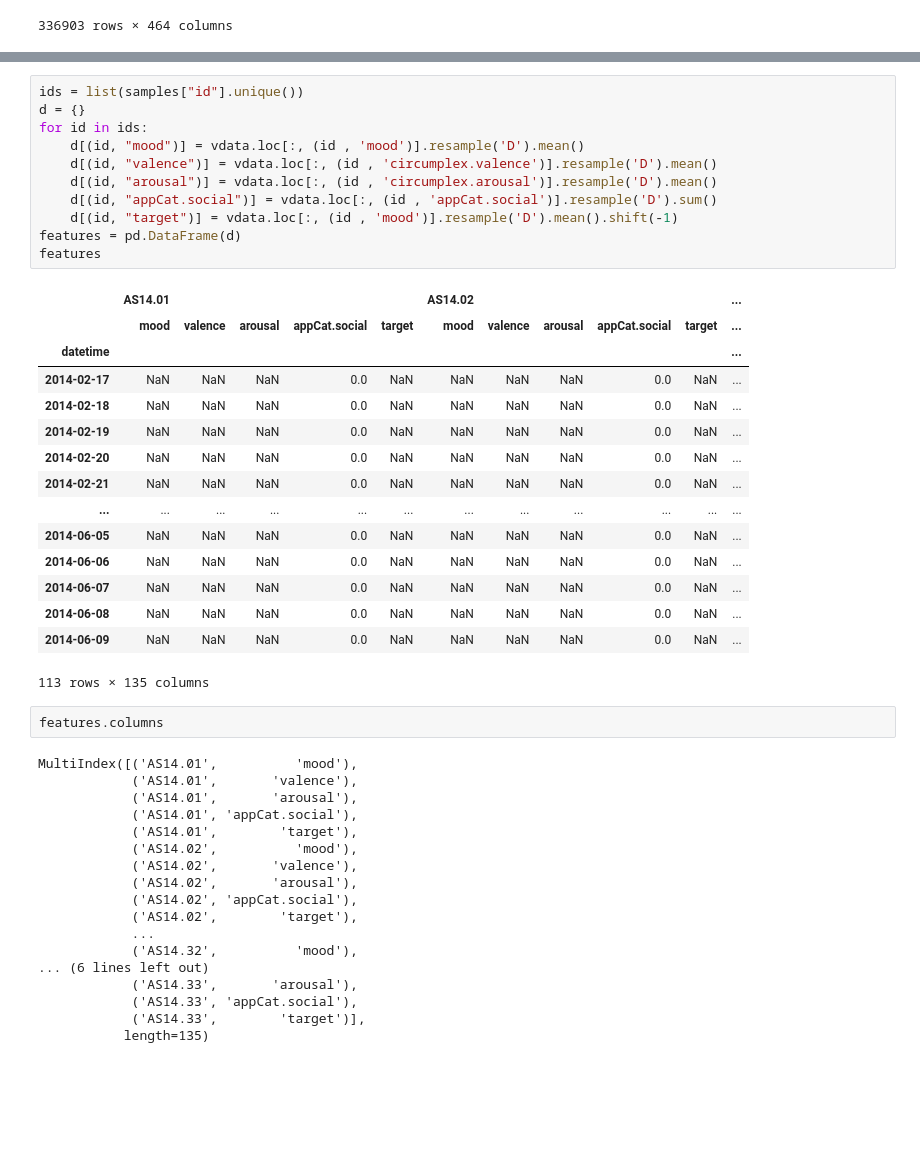
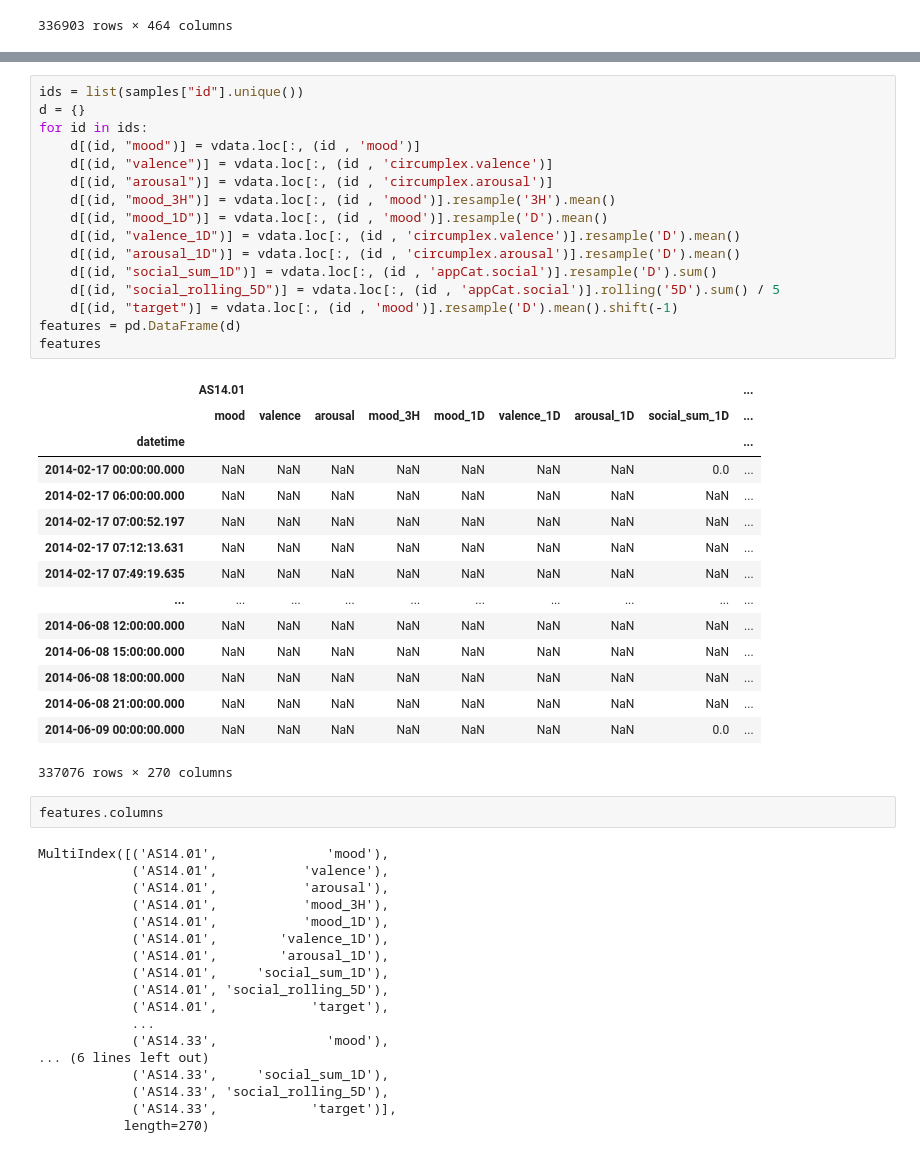
Before and after one commit to LaToyaVanderB/DataMiningTechniquesAssignments, a Jupyter notebook: assignment1/features.ipynb, the cells around one changed output, grey strips where cells are left out. Saved outputs shown, nothing was run; the diff lists cells and outputs as text; blank space fills up the shorter version.

```diff
--- a/assignment1/features.ipynb
+++ b/assignment1/features.ipynb
@@ -84,50 +98,55 @@ vdata
 # %%
 ids = list(samples["id"].unique())
 d = {}
 for id in ids:
-    d[(id, "mood")] = vdata.loc[:, (id , 'mood')].resample('D').mean()
-    d[(id, "valence")] = vdata.loc[:, (id , 'circumplex.valence')].resample('D').mean()
-    d[(id, "arousal")] = vdata.loc[:, (id , 'circumplex.arousal')].resample('D').mean()
-    d[(id, "appCat.social")] = vdata.loc[:, (id , 'appCat.social')].resample('D').sum()
+    d[(id, "mood")] = vdata.loc[:, (id , 'mood')]
+    d[(id, "valence")] = vdata.loc[:, (id , 'circumplex.valence')]
+    d[(id, "arousal")] = vdata.loc[:, (id , 'circumplex.arousal')]
+    d[(id, "mood_3H")] = vdata.loc[:, (id , 'mood')].resample('3H').mean()
+    d[(id, "mood_1D")] = vdata.loc[:, (id , 'mood')].resample('D').mean()
+    d[(id, "valence_1D")] = vdata.loc[:, (id , 'circumplex.valence')].resample('D').mean()
+    d[(id, "arousal_1D")] = vdata.loc[:, (id , 'circumplex.arousal')].resample('D').mean()
+    d[(id, "social_sum_1D")] = vdata.loc[:, (id , 'appCat.social')].resample('D').sum()
+    d[(id, "social_rolling_5D")] = vdata.loc[:, (id , 'appCat.social')].rolling('5D').sum() / 5
     d[(id, "target")] = vdata.loc[:, (id , 'mood')].resample('D').mean().shift(-1)
 features = pd.DataFrame(d)
 features
 # %% [output]
-|  | AS14.01 |  |  |  |  | AS14.02 |  |  |  |  | ... |
-|  | mood | valence | arousal | appCat.social | target | mood | valence | arousal | appCat.social | target | ... |
-| datetime |  |  |  |  |  |  |  |  |  |  | ... |
-| 2014-02-17 | NaN | NaN | NaN | 0.0 | NaN | NaN | NaN | NaN | 0.0 | NaN | ... |
-| 2014-02-18 | NaN | NaN | NaN | 0.0 | NaN | NaN | NaN | NaN | 0.0 | NaN | ... |
-| 2014-02-19 | NaN | NaN | NaN | 0.0 | NaN | NaN | NaN | NaN | 0.0 | NaN | ... |
-| 2014-02-20 | NaN | NaN | NaN | 0.0 | NaN | NaN | NaN | NaN | 0.0 | NaN | ... |
-| 2014-02-21 | NaN | NaN | NaN | 0.0 | NaN | NaN | NaN | NaN | 0.0 | NaN | ... |
-| ... | ... | ... | ... | ... | ... | ... | ... | ... | ... | ... | ... |
-| 2014-06-05 | NaN | NaN | NaN | 0.0 | NaN | NaN | NaN | NaN | 0.0 | NaN | ... |
-| 2014-06-06 | NaN | NaN | NaN | 0.0 | NaN | NaN | NaN | NaN | 0.0 | NaN | ... |
-| 2014-06-07 | NaN | NaN | NaN | 0.0 | NaN | NaN | NaN | NaN | 0.0 | NaN | ... |
-| 2014-06-08 | NaN | NaN | NaN | 0.0 | NaN | NaN | NaN | NaN | 0.0 | NaN | ... |
-| 2014-06-09 | NaN | NaN | NaN | 0.0 | NaN | NaN | NaN | NaN | 0.0 | NaN | ... |
+|  | AS14.01 |  |  |  |  |  |  |  | ... |
+|  | mood | valence | arousal | mood_3H | mood_1D | valence_1D | arousal_1D | social_sum_1D | ... |
+| datetime |  |  |  |  |  |  |  |  | ... |
+| 2014-02-17 00:00:00.000 | NaN | NaN | NaN | NaN | NaN | NaN | NaN | 0.0 | ... |
+| 2014-02-17 06:00:00.000 | NaN | NaN | NaN | NaN | NaN | NaN | NaN | NaN | ... |
+| 2014-02-17 07:00:52.197 | NaN | NaN | NaN | NaN | NaN | NaN | NaN | NaN | ... |
+| 2014-02-17 07:12:13.631 | NaN | NaN | NaN | NaN | NaN | NaN | NaN | NaN | ... |
+| 2014-02-17 07:49:19.635 | NaN | NaN | NaN | NaN | NaN | NaN | NaN | NaN | ... |
+| ... | ... | ... | ... | ... | ... | ... | ... | ... | ... |
+| 2014-06-08 12:00:00.000 | NaN | NaN | NaN | NaN | NaN | NaN | NaN | NaN | ... |
+| 2014-06-08 15:00:00.000 | NaN | NaN | NaN | NaN | NaN | NaN | NaN | NaN | ... |
+| 2014-06-08 18:00:00.000 | NaN | NaN | NaN | NaN | NaN | NaN | NaN | NaN | ... |
+| 2014-06-08 21:00:00.000 | NaN | NaN | NaN | NaN | NaN | NaN | NaN | NaN | ... |
+| 2014-06-09 00:00:00.000 | NaN | NaN | NaN | NaN | NaN | NaN | NaN | 0.0 | ... |
-113 rows × 135 columns
+337076 rows × 270 columns
 # %%
 features.columns
 # %% [output]
-MultiIndex([('AS14.01',          'mood'),
-            ('AS14.01',       'valence'),
-            ('AS14.01',       'arousal'),
-            ('AS14.01', 'appCat.social'),
-            ('AS14.01',        'target'),
-            ('AS14.02',          'mood'),
-            ('AS14.02',       'valence'),
-            ('AS14.02',       'arousal'),
-            ('AS14.02', 'appCat.social'),
-            ('AS14.02',        'target'),
+MultiIndex([('AS14.01',              'mood'),
+            ('AS14.01',           'valence'),
+            ('AS14.01',           'arousal'),
+            ('AS14.01',           'mood_3H'),
+            ('AS14.01',           'mood_1D'),
+            ('AS14.01',        'valence_1D'),
+            ('AS14.01',        'arousal_1D'),
+            ('AS14.01',     'social_sum_1D'),
+            ('AS14.01', 'social_rolling_5D'),
+            ('AS14.01',            'target'),
             ...
-            ('AS14.32',          'mood'),
+            ('AS14.33',              'mood'),
 ... (6 lines left out)
-            ('AS14.33',       'arousal'),
-            ('AS14.33', 'appCat.social'),
-            ('AS14.33',        'target')],
-           length=135)
+            ('AS14.33',     'social_sum_1D'),
+            ('AS14.33', 'social_rolling_5D'),
+            ('AS14.33',            'target')],
+           length=270)
 # %%
 features.index
 # %% [output]
```
Also changed, not shown: parts of 11 cells of this notebook.
